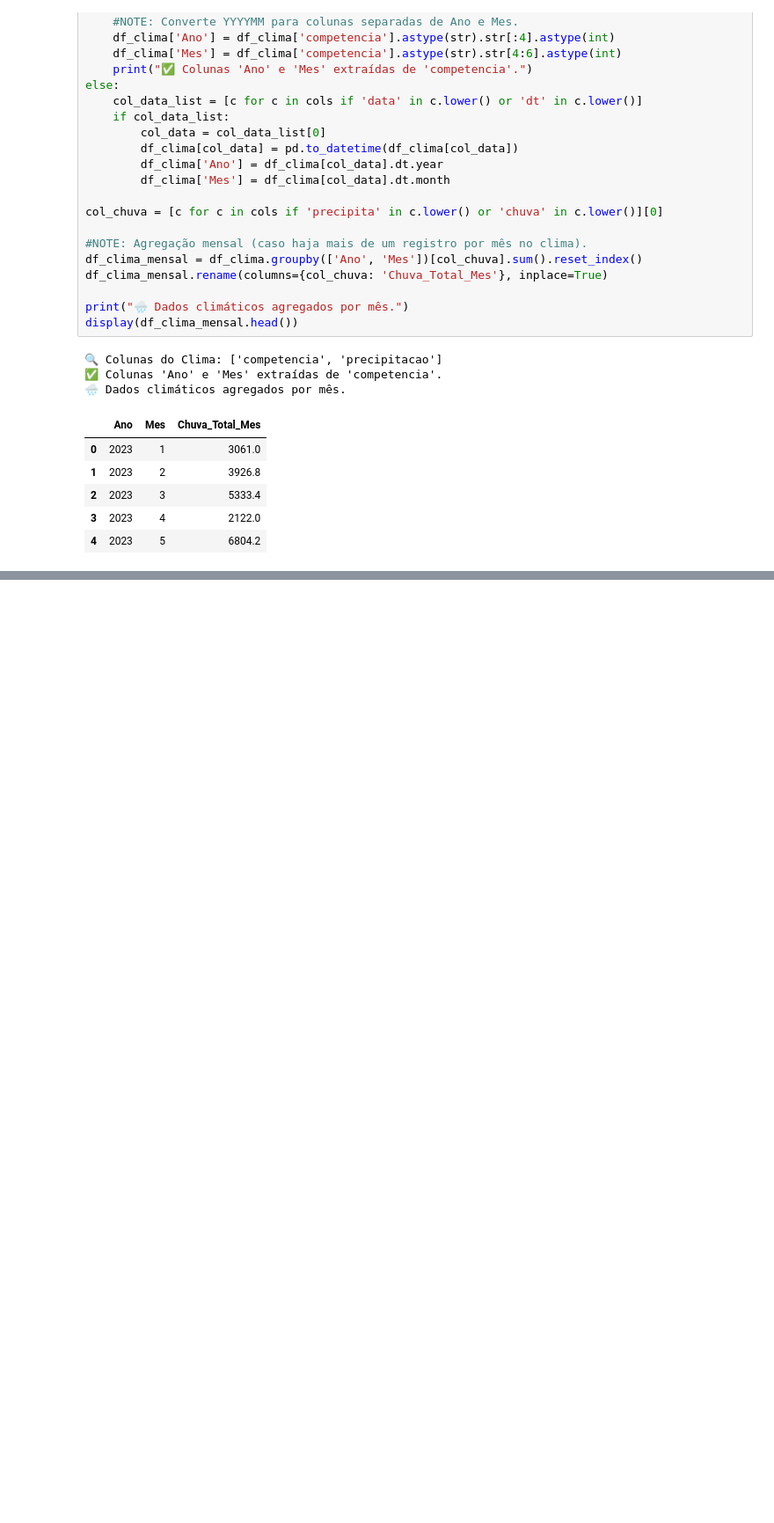
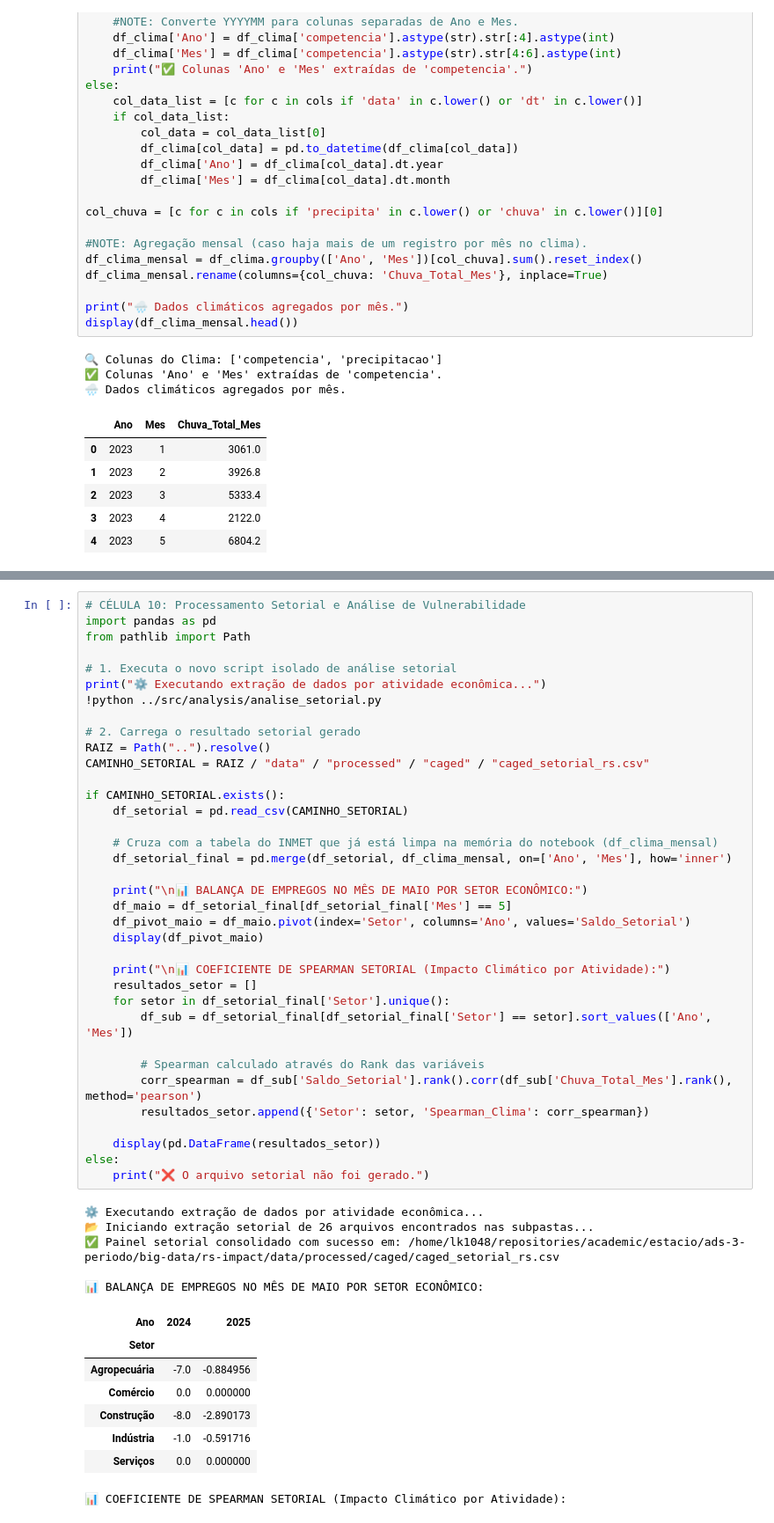
Before and after one commit to rs-impact-lab/rs-impact, a Jupyter notebook: notebooks/03_merge_e_correlacao.ipynb, the cells around one changed output, grey strips where cells are left out. Shown at 88% size. Drawn from its saved outputs; the diff is of its cells as text; blank space fills up the shorter version.

```diff
--- a/notebooks/03_merge_e_correlacao.ipynb
+++ b/notebooks/03_merge_e_correlacao.ipynb
@@ -215,0 +319,50 @@ display(df_agrupado[['Ano', 'Mes', 'Chuva_Total_Mes', 'Saldo_Empregos', 'Saldo_M
+# %%
+# CÉLULA 10: Processamento Setorial e Análise de Vulnerabilidade
+import pandas as pd
+from pathlib import Path
+
+# 1. Executa o novo script isolado de análise setorial
+print("⚙️ Executando extração de dados por atividade econômica...")
+!python ../src/analysis/analise_setorial.py
+
+# 2. Carrega o resultado setorial gerado
+RAIZ = Path("..").resolve()
+CAMINHO_SETORIAL = RAIZ / "data" / "processed" / "caged" / "caged_setorial_rs.csv"
+
+if CAMINHO_SETORIAL.exists():
+    df_setorial = pd.read_csv(CAMINHO_SETORIAL)
+
+    # Cruza com a tabela do INMET que já está limpa na memória do notebook (df_clima_mensal)
+    df_setorial_final = pd.merge(df_setorial, df_clima_mensal, on=['Ano', 'Mes'], how='inner')
+
+    print("\n📊 BALANÇA DE EMPREGOS NO MÊS DE MAIO POR SETOR ECONÔMICO:")
+    df_maio = df_setorial_final[df_setorial_final['Mes'] == 5]
+    df_pivot_maio = df_maio.pivot(index='Setor', columns='Ano', values='Saldo_Setorial')
+    display(df_pivot_maio)
+
+    print("\n📊 COEFICIENTE DE SPEARMAN SETORIAL (Impacto Climático por Atividade):")
+    resultados_setor = []
+    for setor in df_setorial_final['Setor'].unique():
+        df_sub = df_setorial_final[df_setorial_final['Setor'] == setor].sort_values(['Ano', 'Mes'])
+
+        # Spearman calculado através do Rank das variáveis
+        corr_spearman = df_sub['Saldo_Setorial'].rank().corr(df_sub['Chuva_Total_Mes'].rank(), method='pearson')
+        resultados_setor.append({'Setor': setor, 'Spearman_Clima': corr_spearman})
+
+    display(pd.DataFrame(resultados_setor))
+else:
+    print("❌ O arquivo setorial não foi gerado.")
+# %% [output]
+⚙️ Executando extração de dados por atividade econômica...
+📂 Iniciando extração setorial de 26 arquivos encontrados nas subpastas...
+✅ Painel setorial consolidado com sucesso em: /home/lk1048/repositories/academic/estacio/ads-3-periodo/big-data/rs-impact/data/processed/caged/caged_setorial_rs.csv
+
+📊 BALANÇA DE EMPREGOS NO MÊS DE MAIO POR SETOR ECONÔMICO:
+| Ano | 2024 | 2025 |
+| Setor |  |  |
+| Agropecuária | -7.0 | -0.884956 |
+| Comércio | 0.0 | 0.000000 |
+| Construção | -8.0 | -2.890173 |
+| Indústria | -1.0 | -0.591716 |
+| Serviços | 0.0 | 0.000000 |
+📊 COEFICIENTE DE SPEARMAN SETORIAL (Impacto Climático por Atividade):
```
Also changed, not shown: parts of 10 cells of this notebook, 21 other files.
